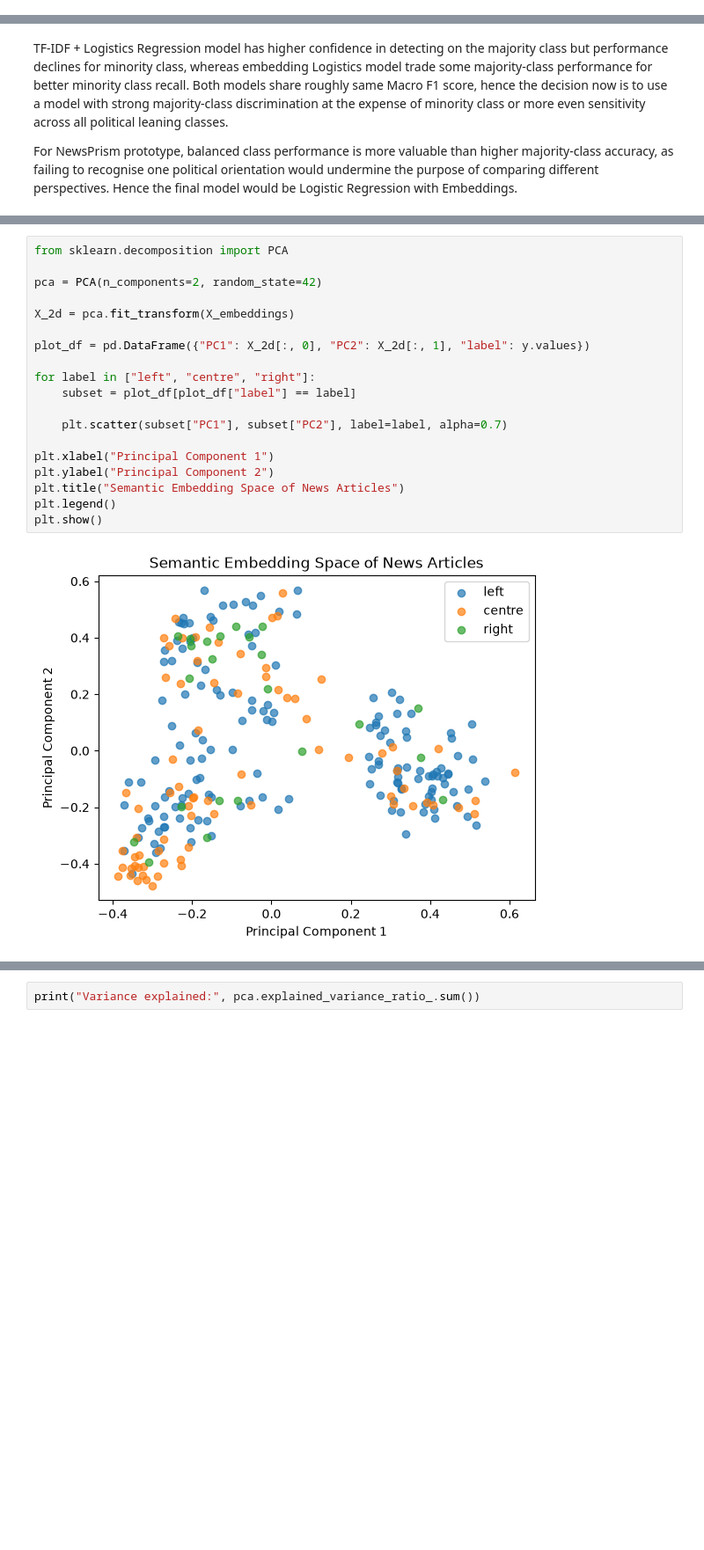
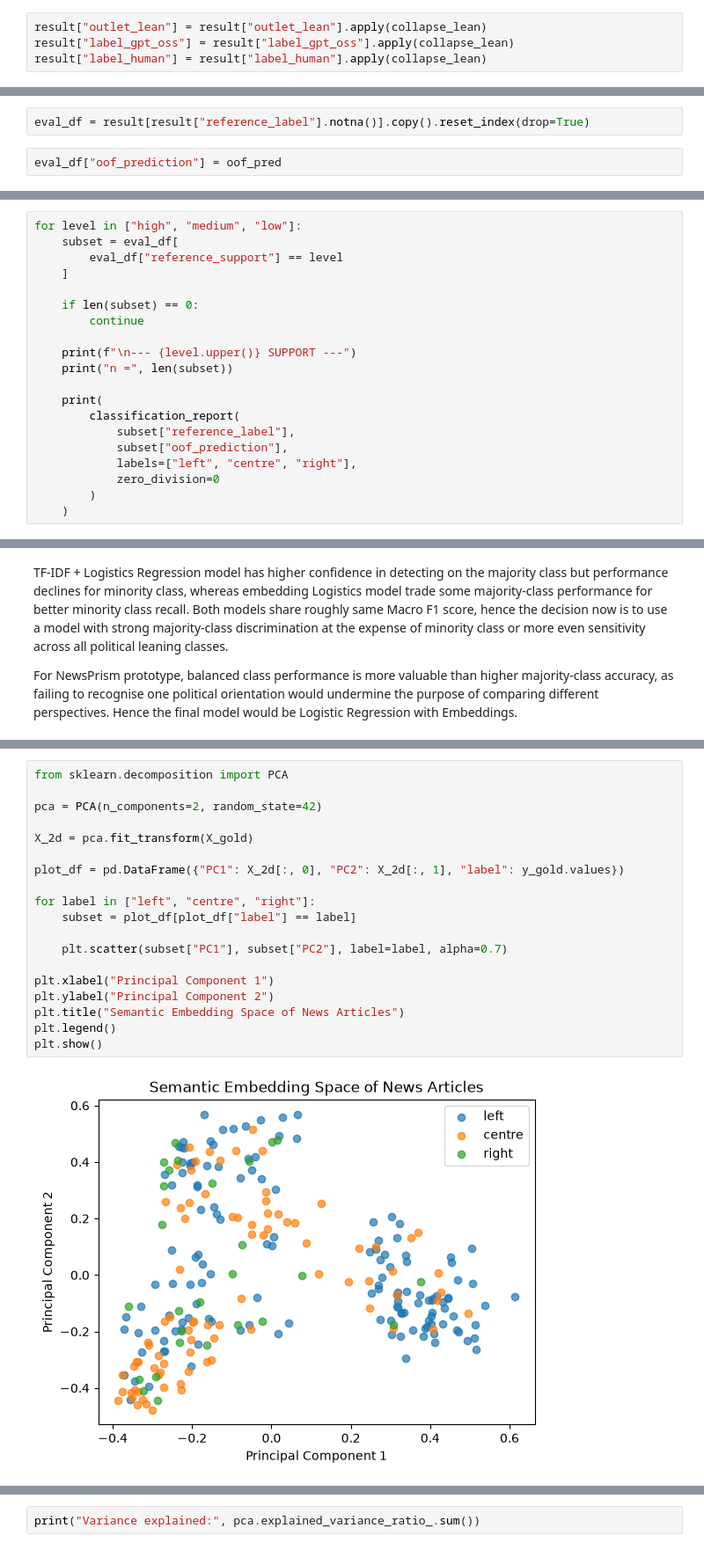
Before and after one commit to jessnxa/nlp_at2_newsprism, a Jupyter notebook: notebooks/02_political_leaning/political_leaning_classif.ipynb, the cells around one changed output, grey strips where cells are left out. Shown at 88% size. Drawn from its saved outputs; the diff is of its cells as text; blank space fills up the shorter version.

Commit message:
update final model, human gold eval, final labelling

```diff
--- a/notebooks/02_political_leaning/political_leaning_classif.ipynb
+++ b/notebooks/02_political_leaning/political_leaning_classif.ipynb
@@ -738,0 +1006,4 @@ Using 5-fold stratified cross-validation, the classifier achieved a mean macro F
+# %%
+result["outlet_lean"] = result["outlet_lean"].apply(collapse_lean)
+result["label_gpt_oss"] = result["label_gpt_oss"].apply(collapse_lean)
+result["label_human"] = result["label_human"].apply(collapse_lean)
@@ -738,0 +1025,4 @@ Using 5-fold stratified cross-validation, the classifier achieved a mean macro F
+# %%
+eval_df = result[result["reference_label"].notna()].copy().reset_index(drop=True)
+# %%
+eval_df["oof_prediction"] = oof_pred
@@ -738,0 +1059,20 @@ Using 5-fold stratified cross-validation, the classifier achieved a mean macro F
+# %%
+for level in ["high", "medium", "low"]:
+    subset = eval_df[
+        eval_df["reference_support"] == level
+    ]
+
+    if len(subset) == 0:
+        continue
+
+    print(f"\n--- {level.upper()} SUPPORT ---")
+    print("n =", len(subset))
+
+    print(
+        classification_report(
+            subset["reference_label"],
+            subset["oof_prediction"],
+            labels=["left", "centre", "right"],
+            zero_division=0
+        )
+    )
@@ -747,24 +1107,24 @@ For NewsPrism prototype, balanced class performance is more valuable than higher
 # %%
 from sklearn.decomposition import PCA
 
 pca = PCA(n_components=2, random_state=42)
 
-X_2d = pca.fit_transform(X_embeddings)
+X_2d = pca.fit_transform(X_gold)
 
-plot_df = pd.DataFrame({"PC1": X_2d[:, 0], "PC2": X_2d[:, 1], "label": y.values})
+plot_df = pd.DataFrame({"PC1": X_2d[:, 0], "PC2": X_2d[:, 1], "label": y_gold.values})
 
 for label in ["left", "centre", "right"]:
     subset = plot_df[plot_df["label"] == label]
 
     plt.scatter(subset["PC1"], subset["PC2"], label=label, alpha=0.7)
 
 plt.xlabel("Principal Component 1")
 plt.ylabel("Principal Component 2")
 plt.title("Semantic Embedding Space of News Articles")
 plt.legend()
 plt.show()
 # %% [output]
-[figure, old version]
+[figure, new version]
 # %%
 pca = PCA(n_components=2, random_state=42)
 
```
Also changed, not shown: parts of 45 cells of this notebook, 5 other files.
